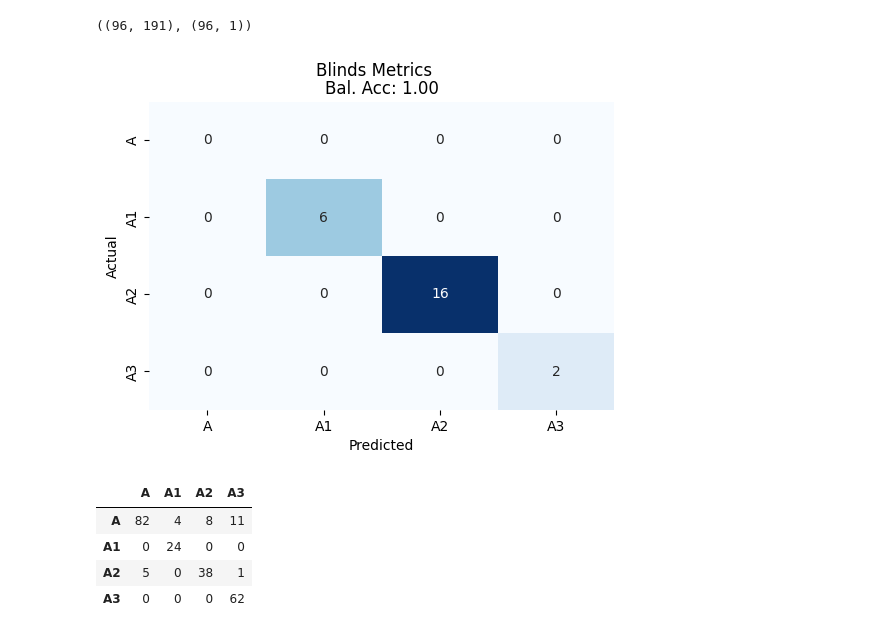
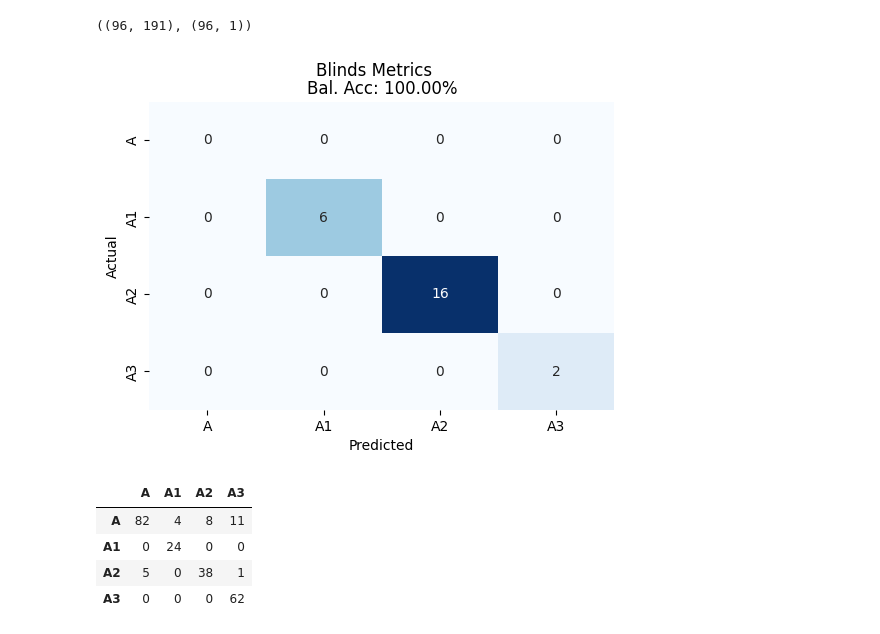
Before and after one commit to ryan-soh-pprint/DS_template, a Jupyter notebook: notebooks/04_train_classify.ipynb, the cells around one changed output. Cells and saved outputs as stored; diff of their text form; code cells hidden in the pictures.

```diff
--- a/notebooks/04_train_classify.ipynb
+++ b/notebooks/04_train_classify.ipynb
@@ -110,6 +110,8 @@ Pipeline(steps=[('SG2D', SavitzkyGolay(deriv=2, window=17)),
                 ('Scaler', StandardScaler(with_std=False)),
                 ('PCA', PCA(n_components=18, random_state=42)),
                 ('QDA', QuadraticDiscriminantAnalysis())])
+# %%
+trainer=pkl.load(open('../model/trainer.pkl','rb'))
 # %% [markdown]
 # training metrics
 # %%
@@ -209,35 +217,35 @@ val_pred = trainer.predict(grouped_X_val)
 # %%
 cnfm = confusion_matrix(grouped_y_val, val_pred, labels = encoder.transform(list(encoder.classes_)))
 bal_acc = balanced_accuracy_score(grouped_y_val, val_pred)
 
 fig = plt.figure(figsize = (6, 4))
 fig.suptitle("Blinds Metrics")
 ax = fig.add_subplot(111)
 
-ax.set_title(f"Bal. Acc: {bal_acc:.2f}")
+ax.set_title(f"Bal. Acc: {bal_acc*100:.2f}%")
 
 cnfm_settings = {
     "cmap": "Blues",
     "cbar": None,
     "annot": True,
     "fmt": ".0f",
     "xticklabels": encoder.classes_,
     "yticklabels": encoder.classes_,
 }
 
 sns.heatmap(
     cnfm,
     ax = ax,
     **cnfm_settings
 )
 
 ax.set_xlabel('Predicted')
 ax.set_ylabel('Actual')
 
 # plt.tight_layout()
 plt.show()
 # %% [output]
-[figure, old version]
+[figure, new version]
 # %%
 decoded_cnfm = pd.DataFrame(
     confusion_matrix(grouped_y, train_pred),
```
Also changed, not shown: parts of 4 cells of this notebook.
